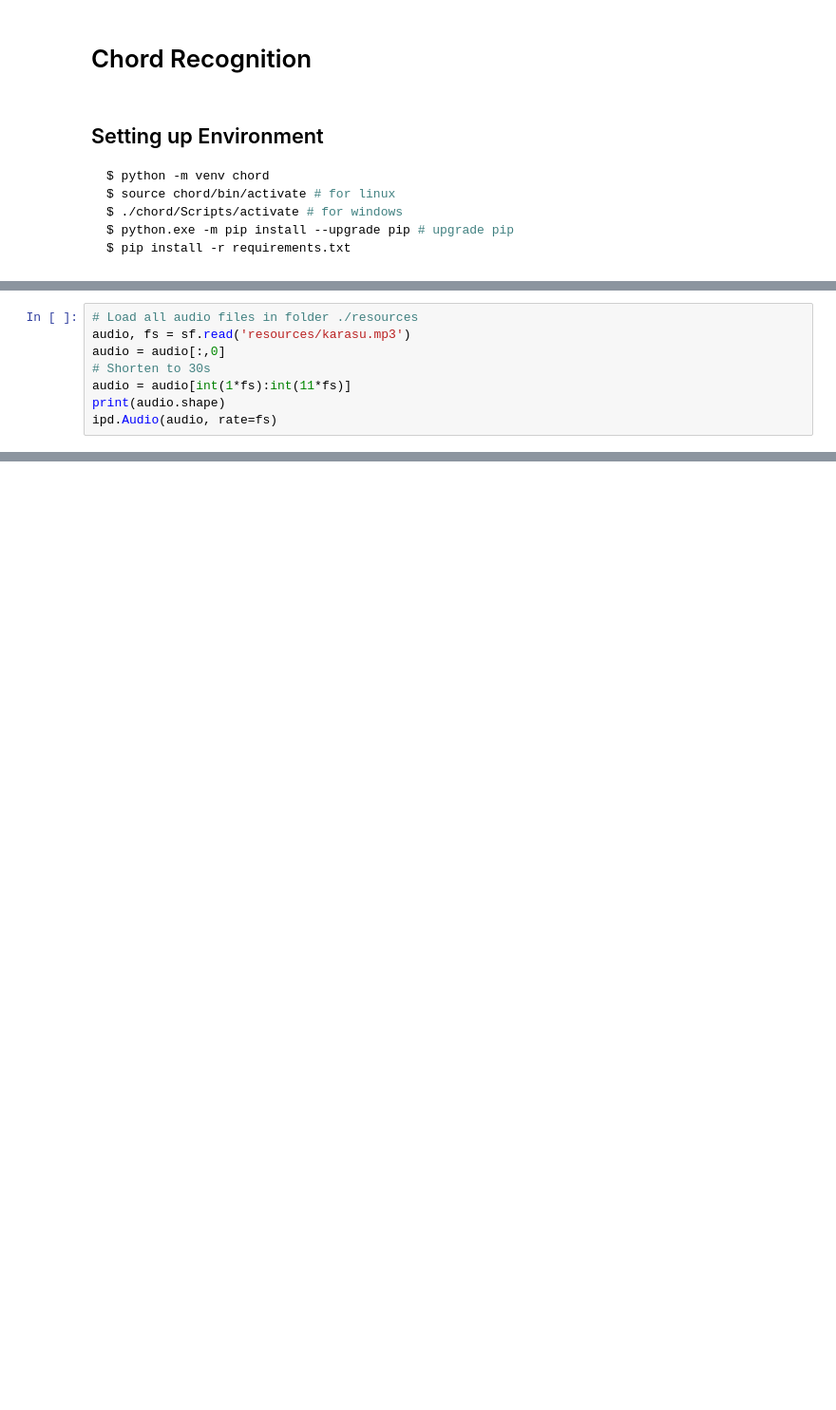
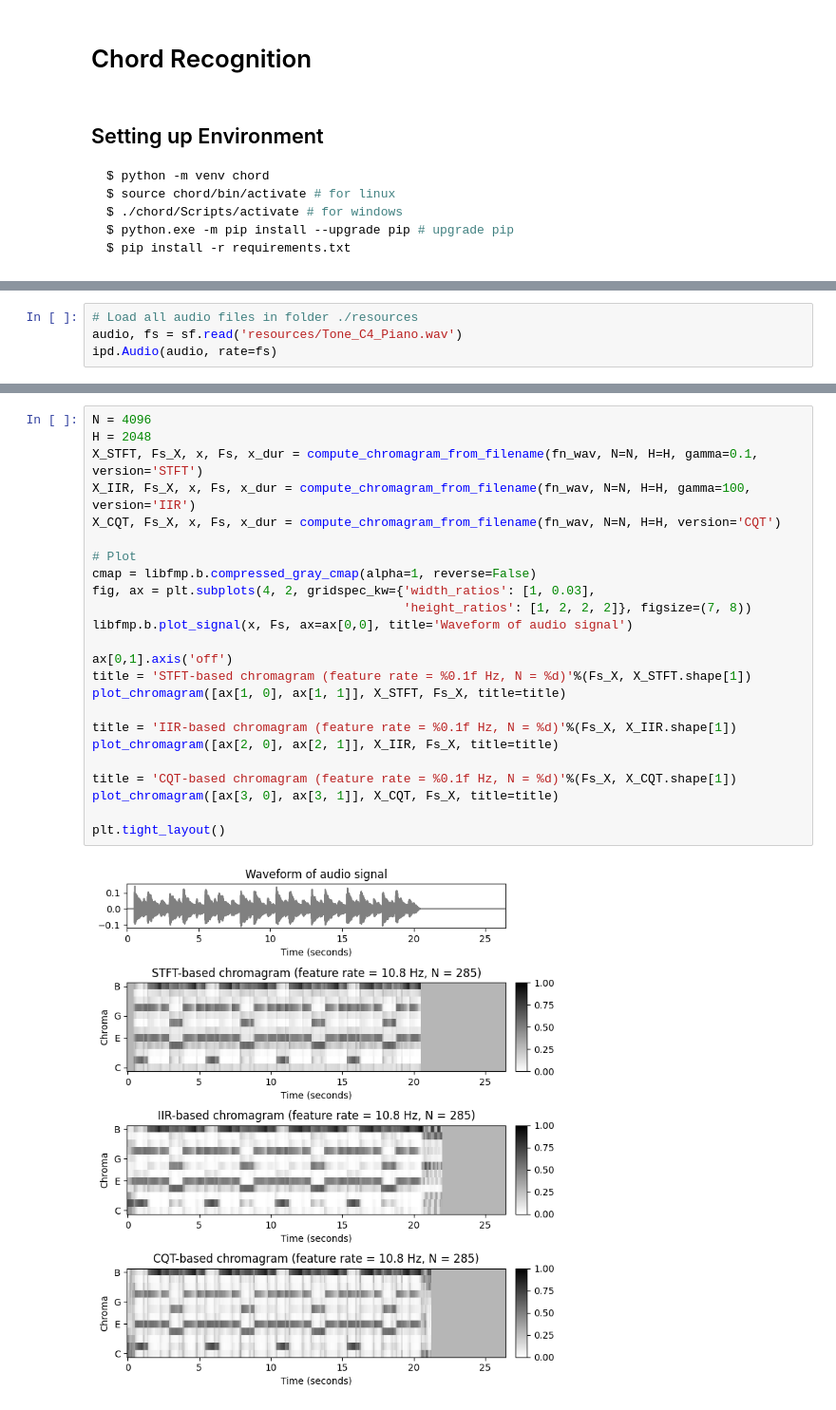
Before and after one commit to Kiro-V/Chord-Recognition, a Jupyter notebook: chord-recognition.ipynb, the cells around one changed output, grey strips where cells are left out. Shown: that part at 95% size. Cells and saved outputs as stored; diff of their text form; blank space fills up the shorter version.

```diff
--- a/chord-recognition.ipynb
+++ b/chord-recognition.ipynb
@@ -21,9 +25,5 @@ import csv
 # %%
 # Load all audio files in folder ./resources
-audio, fs = sf.read('resources/karasu.mp3')
-audio = audio[:,0]
-# Shorten to 30s
-audio = audio[int(1*fs):int(11*fs)]
-print(audio.shape)
+audio, fs = sf.read('resources/Tone_C4_Piano.wav')
 ipd.Audio(audio, rate=fs)
 # %% [output]
@@ -130,0 +265,26 @@ def estimate_hmm_parameters(data, n_states, n_iter=100):
+# %%
+N = 4096
+H = 2048
+X_STFT, Fs_X, x, Fs, x_dur = compute_chromagram_from_filename(fn_wav, N=N, H=H, gamma=0.1, version='STFT')
+X_IIR, Fs_X, x, Fs, x_dur = compute_chromagram_from_filename(fn_wav, N=N, H=H, gamma=100, version='IIR')
+X_CQT, Fs_X, x, Fs, x_dur = compute_chromagram_from_filename(fn_wav, N=N, H=H, version='CQT')
+
+# Plot
+cmap = libfmp.b.compressed_gray_cmap(alpha=1, reverse=False)
+fig, ax = plt.subplots(4, 2, gridspec_kw={'width_ratios': [1, 0.03],
+                                          'height_ratios': [1, 2, 2, 2]}, figsize=(7, 8))
+libfmp.b.plot_signal(x, Fs, ax=ax[0,0], title='Waveform of audio signal')
+
+ax[0,1].axis('off')
+title = 'STFT-based chromagram (feature rate = %0.1f Hz, N = %d)'%(Fs_X, X_STFT.shape[1])
+plot_chromagram([ax[1, 0], ax[1, 1]], X_STFT, Fs_X, title=title)
+
+title = 'IIR-based chromagram (feature rate = %0.1f Hz, N = %d)'%(Fs_X, X_IIR.shape[1])
+plot_chromagram([ax[2, 0], ax[2, 1]], X_IIR, Fs_X, title=title)
+
+title = 'CQT-based chromagram (feature rate = %0.1f Hz, N = %d)'%(Fs_X, X_CQT.shape[1])
+plot_chromagram([ax[3, 0], ax[3, 1]], X_CQT, Fs_X, title=title)
+
+plt.tight_layout()
+# %% [output]
+[figure, added]
```
Also changed, not shown: parts of 13 cells of this notebook, 4 other files.
